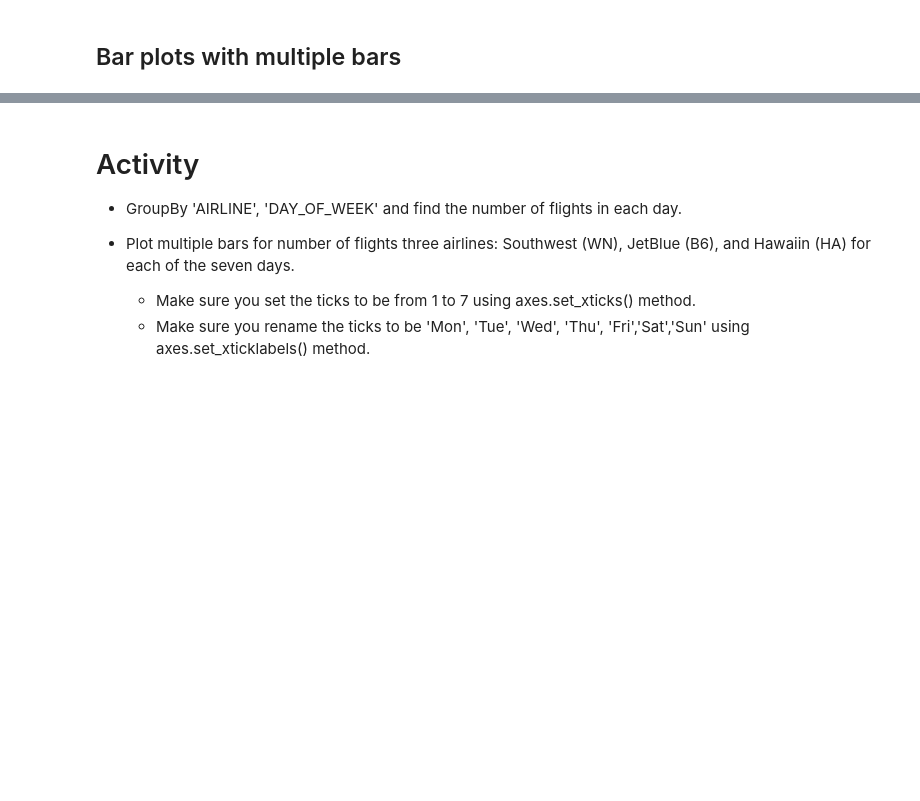
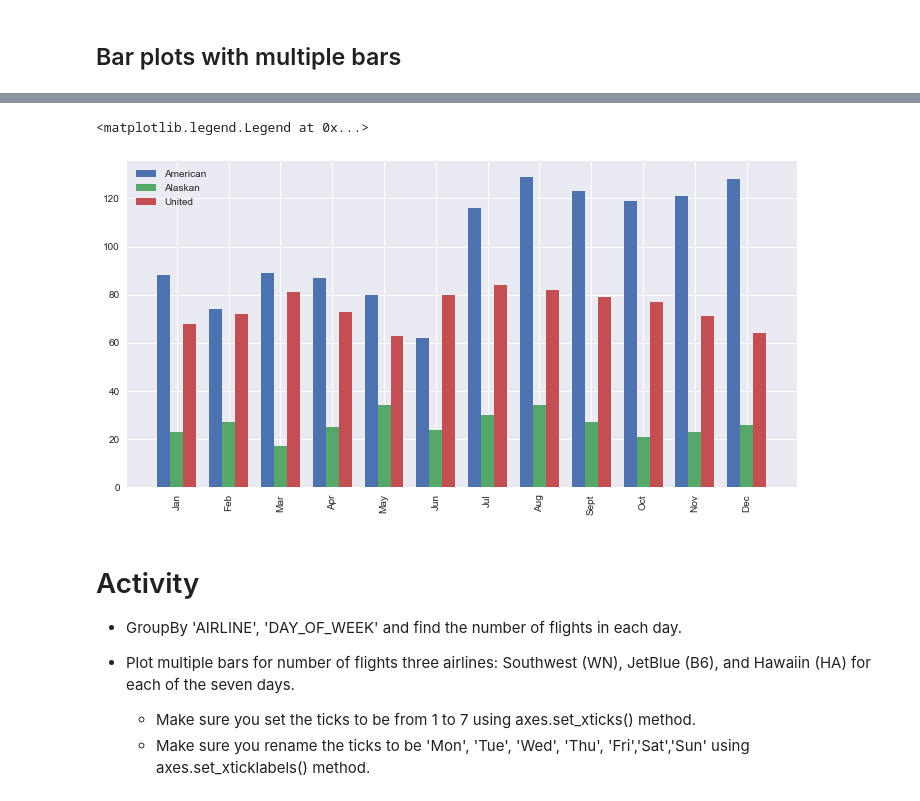
Before and after one commit to jarp/SP22-ITAO, a Jupyter notebook: Class_21_Bar_Charts_and_Advanced_Visualization.ipynb, the cells around one changed output, grey strips where cells are left out. Saved outputs shown, nothing was run; the diff lists cells and outputs as text; code cells hidden in the pictures; blank space fills up the shorter version.

```diff
--- a/Class_21_Bar_Charts_and_Advanced_Visualization.ipynb
+++ b/Class_21_Bar_Charts_and_Advanced_Visualization.ipynb
@@ -80,24 +135,27 @@ num_flights_month_airline.loc['UA']
 # %%
 figure, axes = plt.subplots(figsize=(12,6))
 
 # this will control both the width and placement of eadh bar
-width = .3
+width = .25
 
 axes.bar(num_flights_month_airline.loc['AA'].index - width, num_flights_month_airline['AA'],
          width=width,
          label = "American")
 axes.bar(num_flights_month_airline.loc['AS'].index, num_flights_month_airline['AS'],
          width=width,
          label = "Alaskan")
 axes.bar(num_flights_month_airline.loc['UA'].index + width, num_flights_month_airline['UA'],
          width=width,
          label = "United")
 
 axes.set_xticks(range(1,13))
 
 axes.set_xticklabels(['Jan','Feb','Mar','Apr','May','Jun','Jul','Aug','Sept','Oct','Nov','Dec'], rotation=90)
 
 axes.legend()
+# %% [output]
+<matplotlib.legend.Legend at 0x...>
+[figure, added]
 # %% [markdown]
 # Activity
 
```
Also changed, not shown: parts of 17 cells of this notebook, 5 other files.
